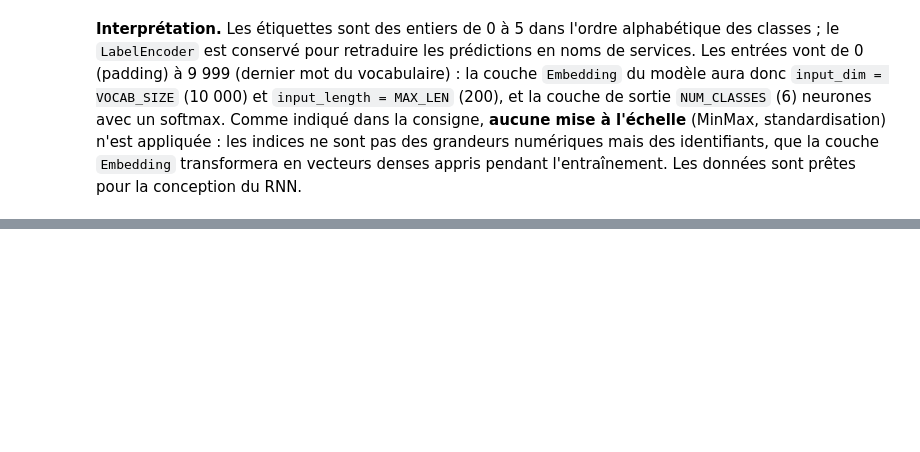
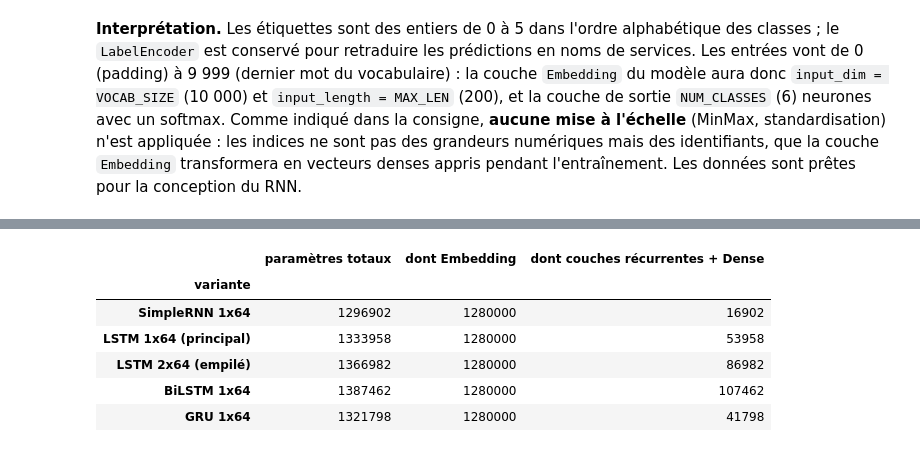
Before and after one commit to justhein/tp_nlp_ing5, a Jupyter notebook: tp3_3/TP3_3-RNN.ipynb, the cells around one changed output, grey strips where cells are left out. Saved outputs shown, nothing was run; the diff lists cells and outputs as text; code cells hidden in the pictures; blank space fills up the shorter version.

```diff
--- a/tp3_3/TP3_3-RNN.ipynb
+++ b/tp3_3/TP3_3-RNN.ipynb
@@ -522,0 +697,24 @@ vecteurs denses appris pendant l'entraînement. Les données sont prêtes pour l
+# %%
+variantes = {
+    "SimpleRNN 1x64": dict(rnn_type="SimpleRNN"),
+    "LSTM 1x64 (principal)": dict(rnn_type="LSTM"),
+    "LSTM 2x64 (empilé)": dict(rnn_type="LSTM", n_layers=2),
+    "BiLSTM 1x64": dict(rnn_type="LSTM", bidirectional=True),
+    "GRU 1x64": dict(rnn_type="GRU"),
+}
+rows = []
+for nom, cfg in variantes.items():
+    m = build_model(**cfg)
+    total = m.count_params()
+    emb = m.layers[0].count_params()
+    rows.append({"variante": nom, "paramètres totaux": total, "dont Embedding": emb,
+                 "dont couches récurrentes + Dense": total - emb})
+pd.DataFrame(rows).set_index("variante")
+# %% [output]
+|  | paramètres totaux | dont Embedding | dont couches récurrentes + Dense |
+| variante |  |  |  |
+| SimpleRNN 1x64 | 1296902 | 1280000 | 16902 |
+| LSTM 1x64 (principal) | 1333958 | 1280000 | 53958 |
+| LSTM 2x64 (empilé) | 1366982 | 1280000 | 86982 |
+| BiLSTM 1x64 | 1387462 | 1280000 | 107462 |
+| GRU 1x64 | 1321798 | 1280000 | 41798 |
```
Also changed, not shown: parts of 14 cells of this notebook.
